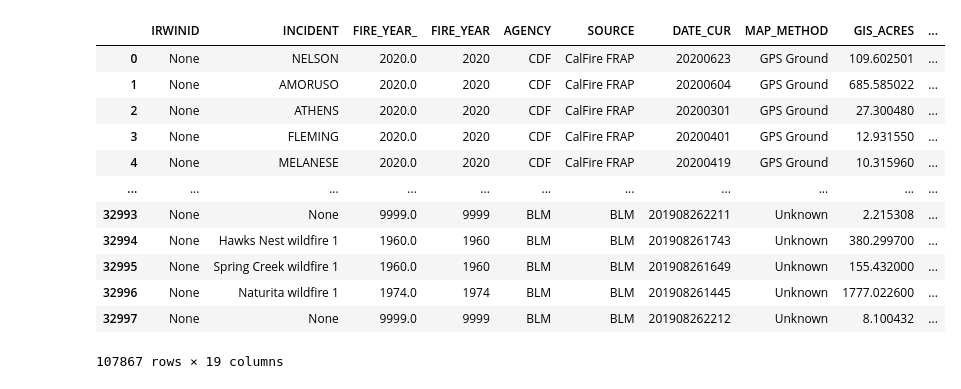
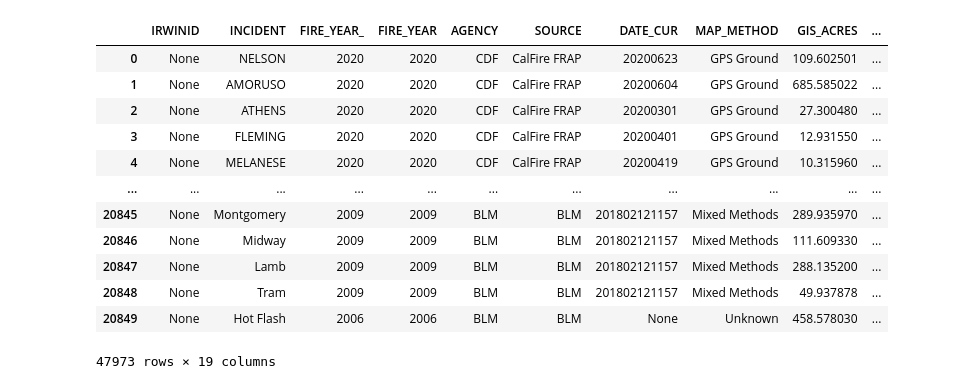
Before and after one commit to cmanna75/wildfire_susceptibility, a Jupyter notebook: Wildfire_Susceptibility.ipynb, the cells around one changed output. Cells and saved outputs as stored; diff of their text form; code cells hidden in the pictures.

```diff
--- a/Wildfire_Susceptibility.ipynb
+++ b/Wildfire_Susceptibility.ipynb
@@ -68,18 +90,19 @@ points_earlier = gpd.read_file('Data/wildfire_history/AgencyHistoricFirePerimete
 # %%
 #combine all wildfire history
-wildfire_points = gpd.GeoDataFrame(pd.concat([points_2020,points_2010,points_2000,points_1990,points_1980,points_earlier]))
+wildfire_points = gpd.GeoDataFrame(pd.concat([points_2020,points_2010,points_2000]))
+#wildfire_points = gpd.GeoDataFrame(pd.concat([points_2020,points_2010,points_2000,points_1990,points_1980,points_earlier]))
 wildfire_points
 # %% [output]
 |  | IRWINID | INCIDENT | FIRE_YEAR_ | FIRE_YEAR | AGENCY | SOURCE | DATE_CUR | MAP_METHOD | GIS_ACRES | ... |
-| 0 | None | NELSON | 2020.0 | 2020 | CDF | CalFire FRAP | 20200623 | GPS Ground | 109.602501 | ... |
-| 1 | None | AMORUSO | 2020.0 | 2020 | CDF | CalFire FRAP | 20200604 | GPS Ground | 685.585022 | ... |
-| 2 | None | ATHENS | 2020.0 | 2020 | CDF | CalFire FRAP | 20200301 | GPS Ground | 27.300480 | ... |
-| 3 | None | FLEMING | 2020.0 | 2020 | CDF | CalFire FRAP | 20200401 | GPS Ground | 12.931550 | ... |
-| 4 | None | MELANESE | 2020.0 | 2020 | CDF | CalFire FRAP | 20200419 | GPS Ground | 10.315960 | ... |
+| 0 | None | NELSON | 2020 | 2020 | CDF | CalFire FRAP | 20200623 | GPS Ground | 109.602501 | ... |
+| 1 | None | AMORUSO | 2020 | 2020 | CDF | CalFire FRAP | 20200604 | GPS Ground | 685.585022 | ... |
+| 2 | None | ATHENS | 2020 | 2020 | CDF | CalFire FRAP | 20200301 | GPS Ground | 27.300480 | ... |
+| 3 | None | FLEMING | 2020 | 2020 | CDF | CalFire FRAP | 20200401 | GPS Ground | 12.931550 | ... |
+| 4 | None | MELANESE | 2020 | 2020 | CDF | CalFire FRAP | 20200419 | GPS Ground | 10.315960 | ... |
 | ... | ... | ... | ... | ... | ... | ... | ... | ... | ... | ... |
-| 32993 | None | None | 9999.0 | 9999 | BLM | BLM | 201908262211 | Unknown | 2.215308 | ... |
-| 32994 | None | Hawks Nest wildfire 1 | 1960.0 | 1960 | BLM | BLM | 201908261743 | Unknown | 380.299700 | ... |
-| 32995 | None | Spring Creek wildfire 1 | 1960.0 | 1960 | BLM | BLM | 201908261649 | Unknown | 155.432000 | ... |
-| 32996 | None | Naturita wildfire 1 | 1974.0 | 1974 | BLM | BLM | 201908261445 | Unknown | 1777.022600 | ... |
-| 32997 | None | None | 9999.0 | 9999 | BLM | BLM | 201908262212 | Unknown | 8.100432 | ... |
+| 20845 | None | Montgomery | 2009 | 2009 | BLM | BLM | 201802121157 | Mixed Methods | 289.935970 | ... |
+| 20846 | None | Midway | 2009 | 2009 | BLM | BLM | 201802121157 | Mixed Methods | 111.609330 | ... |
+| 20847 | None | Lamb | 2009 | 2009 | BLM | BLM | 201802121157 | Mixed Methods | 288.135200 | ... |
+| 20848 | None | Tram | 2009 | 2009 | BLM | BLM | 201802121157 | Mixed Methods | 49.937878 | ... |
+| 20849 | None | Hot Flash | 2006 | 2006 | BLM | BLM | None | Unknown | 458.578030 | ... |
-107867 rows × 19 columns
+47973 rows × 19 columns
```
Also changed, not shown: parts of 13 cells of this notebook.
